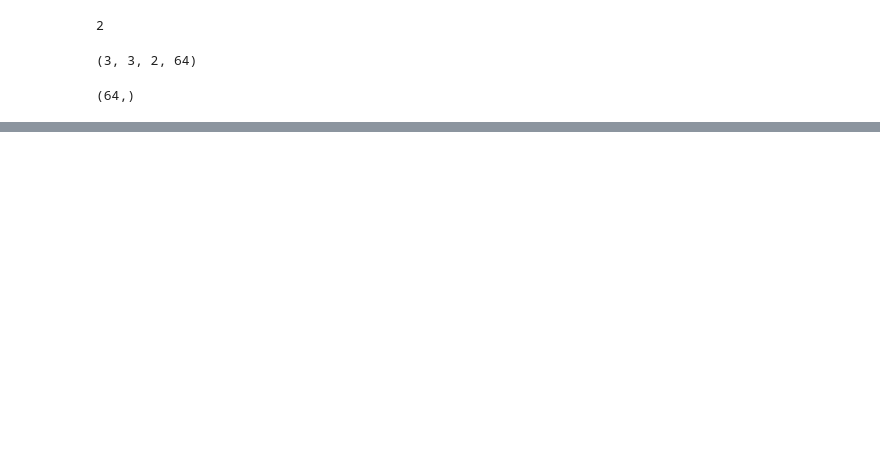
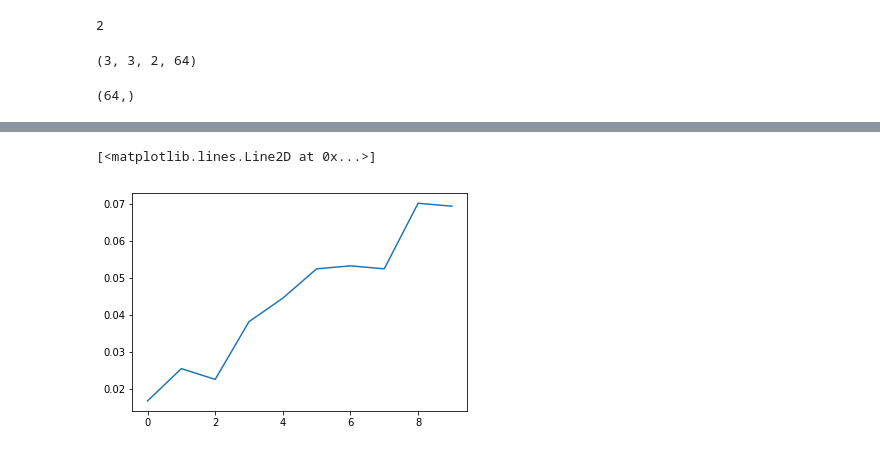
Before and after one commit to chrisparker126/two_stream_part2, a Jupyter notebook: investigations/motion_net_accuracy_improvement.ipynb, the cells around one changed output, grey strips where cells are left out. Drawn from its saved outputs; the diff is of its cells as text; code cells hidden in the pictures; blank space fills up the shorter version.

```diff
--- a/investigations/motion_net_accuracy_improvement.ipynb
+++ b/investigations/motion_net_accuracy_improvement.ipynb
@@ -90,0 +192,11 @@ print(v[1])
+# %%
+mypotim = SGD(lr=1e-4, momentum=0.9)
+motion_model.compile(loss='categorical_crossentropy',
+              optimizer=mypotim,
+              metrics=['accuracy'])
+# %%
+mod1 = motion_model.fit_generator(generator=training_generator,
+                    validation_data=validation_generator,
+                    use_multiprocessing=True,
+                    workers=4, epochs=10,
+                    verbose=1)
@@ -90,0 +226,5 @@ print(v[1])
+# %%
+plt.plot(mod1.history['val_acc'])
+# %% [output]
+[<matplotlib.lines.Line2D at 0x...>]
+[figure, added]
```
Also changed, not shown: parts of 26 cells of this notebook, 10 other files.
